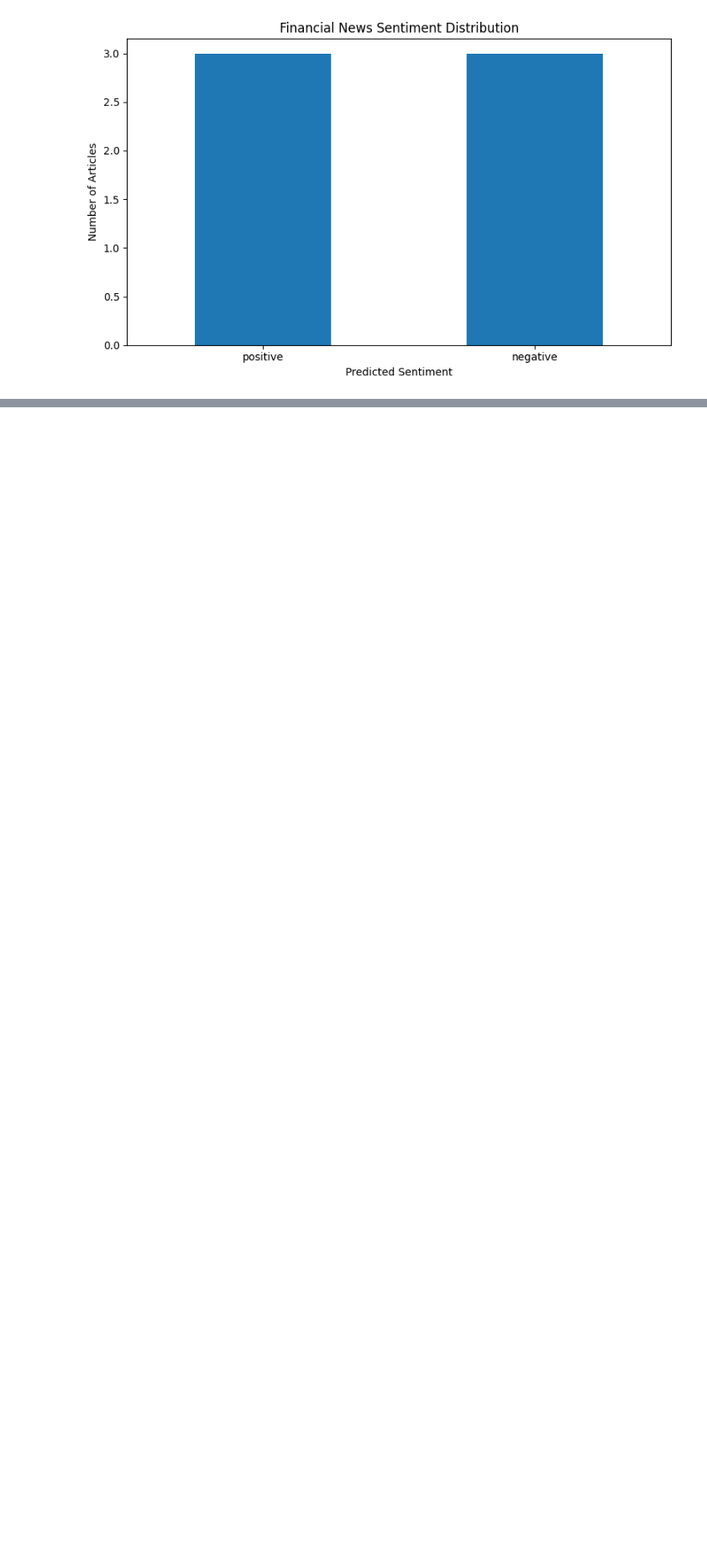
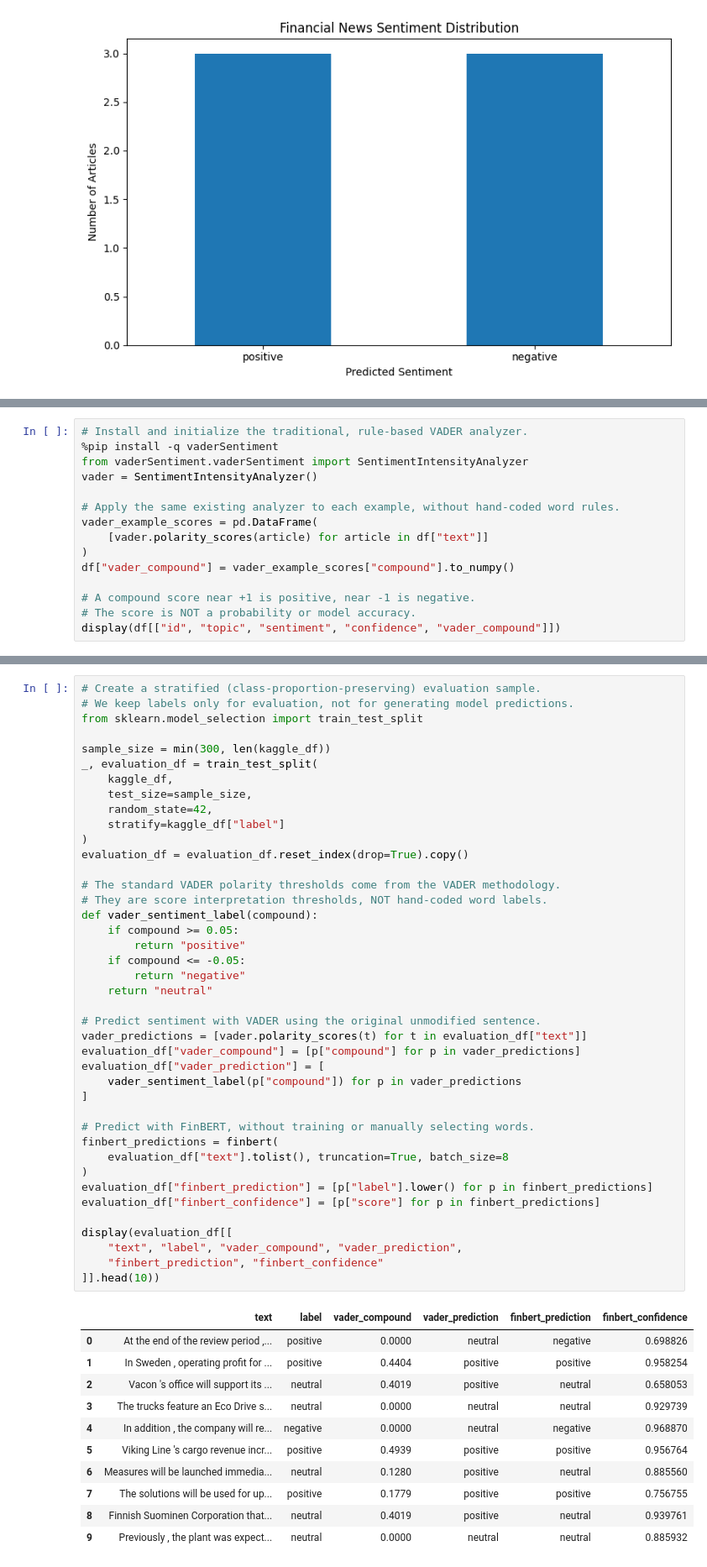
Before and after one commit to VI-K13/Module_04_ITAI-2372, a Jupyter notebook: Finance_News_AI_Analyzer_Viktoriya_Kurmisheva.ipynb, the cells around one changed output, grey strips where cells are left out. Shown at 84% size. Cells and saved outputs as stored; diff of their text form; blank space fills up the shorter version.

```diff
--- a/Finance_News_AI_Analyzer_Viktoriya_Kurmisheva.ipynb
+++ b/Finance_News_AI_Analyzer_Viktoriya_Kurmisheva.ipynb
@@ -439,0 +451,15 @@ In the next step, I will integrate a generative language model to summarize arti
+# %%
+# Install and initialize the traditional, rule-based VADER analyzer.
+%pip install -q vaderSentiment
+from vaderSentiment.vaderSentiment import SentimentIntensityAnalyzer
+vader = SentimentIntensityAnalyzer()
+
+# Apply the same existing analyzer to each example, without hand-coded word rules.
+vader_example_scores = pd.DataFrame(
+    [vader.polarity_scores(article) for article in df["text"]]
+)
+df["vader_compound"] = vader_example_scores["compound"].to_numpy()
+
+# A compound score near +1 is positive, near -1 is negative.
+# The score is NOT a probability or model accuracy.
+display(df[["id", "topic", "sentiment", "confidence", "vader_compound"]])
@@ -439,0 +541,53 @@ In the next step, I will integrate a generative language model to summarize arti
+# %%
+# Create a stratified (class-proportion-preserving) evaluation sample.
+# We keep labels only for evaluation, not for generating model predictions.
+from sklearn.model_selection import train_test_split
+
+sample_size = min(300, len(kaggle_df))
+_, evaluation_df = train_test_split(
+    kaggle_df,
+    test_size=sample_size,
+    random_state=42,
+    stratify=kaggle_df["label"]
+)
+evaluation_df = evaluation_df.reset_index(drop=True).copy()
+
+# The standard VADER polarity thresholds come from the VADER methodology.
+# They are score interpretation thresholds, NOT hand-coded word labels.
+def vader_sentiment_label(compound):
+    if compound >= 0.05:
+        return "positive"
+    if compound <= -0.05:
+        return "negative"
+    return "neutral"
+
+# Predict sentiment with VADER using the original unmodified sentence.
+vader_predictions = [vader.polarity_scores(t) for t in evaluation_df["text"]]
+evaluation_df["vader_compound"] = [p["compound"] for p in vader_predictions]
+evaluation_df["vader_prediction"] = [
+    vader_sentiment_label(p["compound"]) for p in vader_predictions
+]
+
+# Predict with FinBERT, without training or manually selecting words.
+finbert_predictions = finbert(
+    evaluation_df["text"].tolist(), truncation=True, batch_size=8
+)
+evaluation_df["finbert_prediction"] = [p["label"].lower() for p in finbert_predictions]
+evaluation_df["finbert_confidence"] = [p["score"] for p in finbert_predictions]
+
+display(evaluation_df[[
+    "text", "label", "vader_compound", "vader_prediction",
+    "finbert_prediction", "finbert_confidence"
+]].head(10))
+# %% [output]
+|  | text | label | vader_compound | vader_prediction | finbert_prediction | finbert_confidence |
+| 0 | At the end of the review period ,... | positive | 0.0000 | neutral | negative | 0.698826 |
+| 1 | In Sweden , operating profit for ... | positive | 0.4404 | positive | positive | 0.958254 |
+| 2 | Vacon 's office will support its ... | neutral | 0.4019 | positive | neutral | 0.658053 |
+| 3 | The trucks feature an Eco Drive s... | neutral | 0.0000 | neutral | neutral | 0.929739 |
+| 4 | In addition , the company will re... | negative | 0.0000 | neutral | negative | 0.968870 |
+| 5 | Viking Line 's cargo revenue incr... | positive | 0.4939 | positive | positive | 0.956764 |
+| 6 | Measures will be launched immedia... | neutral | 0.1280 | positive | neutral | 0.885560 |
+| 7 | The solutions will be used for up... | positive | 0.1779 | positive | positive | 0.756755 |
+| 8 | Finnish Suominen Corporation that... | neutral | 0.4019 | positive | neutral | 0.939761 |
+| 9 | Previously , the plant was expect... | neutral | 0.0000 | neutral | neutral | 0.885932 |
```
Also changed, not shown: parts of 12 cells of this notebook.
